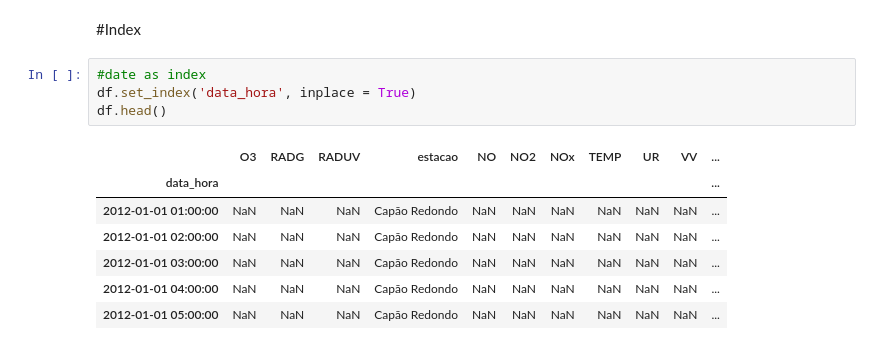
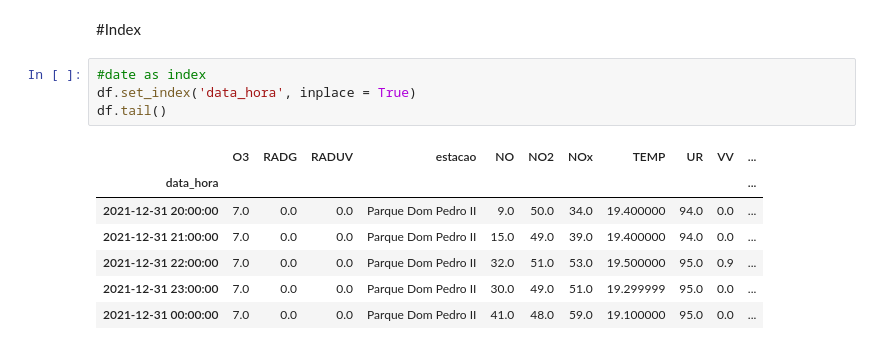
Before and after one commit to antoniogss/air_quality, a Jupyter notebook: db_preparation.ipynb, the cells around one changed output. Saved outputs shown, nothing was run; the diff lists cells and outputs as text.

```diff
--- a/db_preparation.ipynb
+++ b/db_preparation.ipynb
@@ -385,13 +381,13 @@ df.head()
 # %%
 #date as index
 df.set_index('data_hora', inplace = True)
-df.head()
+df.tail()
 # %% [output]
 |  | O3 | RADG | RADUV | estacao | NO | NO2 | NOx | TEMP | UR | VV | ... |
 | data_hora |  |  |  |  |  |  |  |  |  |  | ... |
-| 2012-01-01 01:00:00 | NaN | NaN | NaN | Capão Redondo | NaN | NaN | NaN | NaN | NaN | NaN | ... |
-| 2012-01-01 02:00:00 | NaN | NaN | NaN | Capão Redondo | NaN | NaN | NaN | NaN | NaN | NaN | ... |
-| 2012-01-01 03:00:00 | NaN | NaN | NaN | Capão Redondo | NaN | NaN | NaN | NaN | NaN | NaN | ... |
-| 2012-01-01 04:00:00 | NaN | NaN | NaN | Capão Redondo | NaN | NaN | NaN | NaN | NaN | NaN | ... |
-| 2012-01-01 05:00:00 | NaN | NaN | NaN | Capão Redondo | NaN | NaN | NaN | NaN | NaN | NaN | ... |
+| 2021-12-31 20:00:00 | 7.0 | 0.0 | 0.0 | Parque Dom Pedro II | 9.0 | 50.0 | 34.0 | 19.400000 | 94.0 | 0.0 | ... |
+| 2021-12-31 21:00:00 | 7.0 | 0.0 | 0.0 | Parque Dom Pedro II | 15.0 | 49.0 | 39.0 | 19.400000 | 94.0 | 0.0 | ... |
+| 2021-12-31 22:00:00 | 7.0 | 0.0 | 0.0 | Parque Dom Pedro II | 32.0 | 51.0 | 53.0 | 19.500000 | 95.0 | 0.9 | ... |
+| 2021-12-31 23:00:00 | 7.0 | 0.0 | 0.0 | Parque Dom Pedro II | 30.0 | 49.0 | 51.0 | 19.299999 | 95.0 | 0.0 | ... |
+| 2021-12-31 00:00:00 | 7.0 | 0.0 | 0.0 | Parque Dom Pedro II | 41.0 | 48.0 | 59.0 | 19.100000 | 95.0 | 0.0 | ... |
 # %%
```
Also changed, not shown: parts of 19 cells of this notebook.
